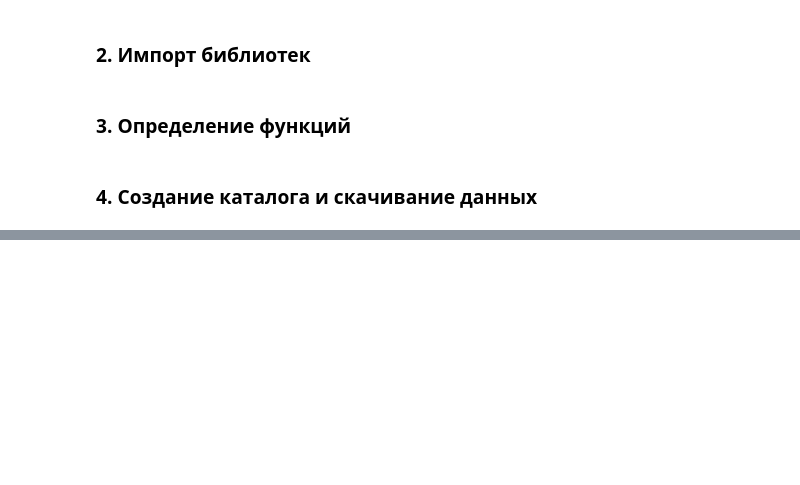
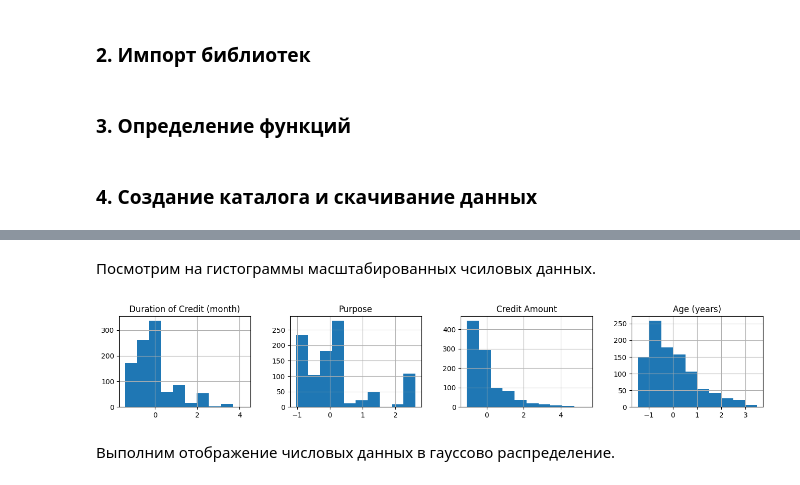
Before and after one commit to Losyash/mbml_II_hw, a Jupyter notebook: lab1/notebook.ipynb, the cells around one changed output, grey strips where cells are left out. Drawn from its saved outputs; the diff is of its cells as text; code cells hidden in the pictures; blank space fills up the shorter version.

```diff
--- a/lab1/notebook.ipynb
+++ b/lab1/notebook.ipynb
@@ -546,0 +108,14 @@ feature_importance_plotter(all_model['model'], categorical_columns_list)
+# %%
+# список категориальных данных
+# какие данные можно отнести к категориальным видно из гистограмм
+category_columns = ['Account Balance', 'Payment Status of Previous Credit',
+                'Value Savings/Stocks', 'Length of current employment',
+                'Instalment per cent', 'Sex & Marital Status', 'Guarantors',
+                'Duration in Current address', 'Most valuable available asset',
+                'Concurrent Credits', 'Type of apartment',
+                'No of Credits at this Bank', 'Occupation', 'No of dependents',
+                'Telephone', 'Foreign Worker']
+
+# список числовых даннных
+numeric_columns = ['Duration of Credit (month)', 'Purpose',
+                'Credit Amount', 'Age (years)']
@@ -546,0 +126,37 @@ feature_importance_plotter(all_model['model'], categorical_columns_list)
+# %%
+# Инициализация StandardScaler
+scaler = StandardScaler()
+
+# Масштабирование числовых переменных
+scaled_data = scaler.fit_transform(X[numeric_columns])
+
+# Преобразование обратно в DataFrame
+scaled_df = pd.DataFrame(scaled_data, columns=numeric_columns)
+
+# Объединение масштабированных числовых данных с остальными данными
+data = pd.concat([X.drop(columns=numeric_columns), scaled_df], axis=1)
+# %% [markdown]
+Посмотрим на гистограммы масштабированных чсиловых данных.
+# %%
+# Количество строк и столбцов для расположения графиков
+num_rows = 1
+num_columns = 4
+
+# Создаем фигуру и оси
+fig, axes = plt.subplots(nrows=num_rows, ncols=num_columns, figsize=(16, 2))
+
+# Итерируемся по каждому столбцу и строке, чтобы построить графики
+for i, column in enumerate(scaled_df.columns):
+    col = i % num_columns
+
+    scaled_df[column].hist(ax=axes[col], bins=10)
+    axes[col].set_title(column)
+
+# Настройка пространства между подграфиками
+plt.subplots_adjust(left=0, right=0.8, bottom=0, top=0.9, wspace=0.3, hspace=0.4)
+
+plt.show()
+# %% [output]
+[figure, added]
+# %% [markdown]
+Выполним отображение числовых данных в гауссово распределение.
```
Also changed, not shown: parts of 115 cells of this notebook, 3 other files.
